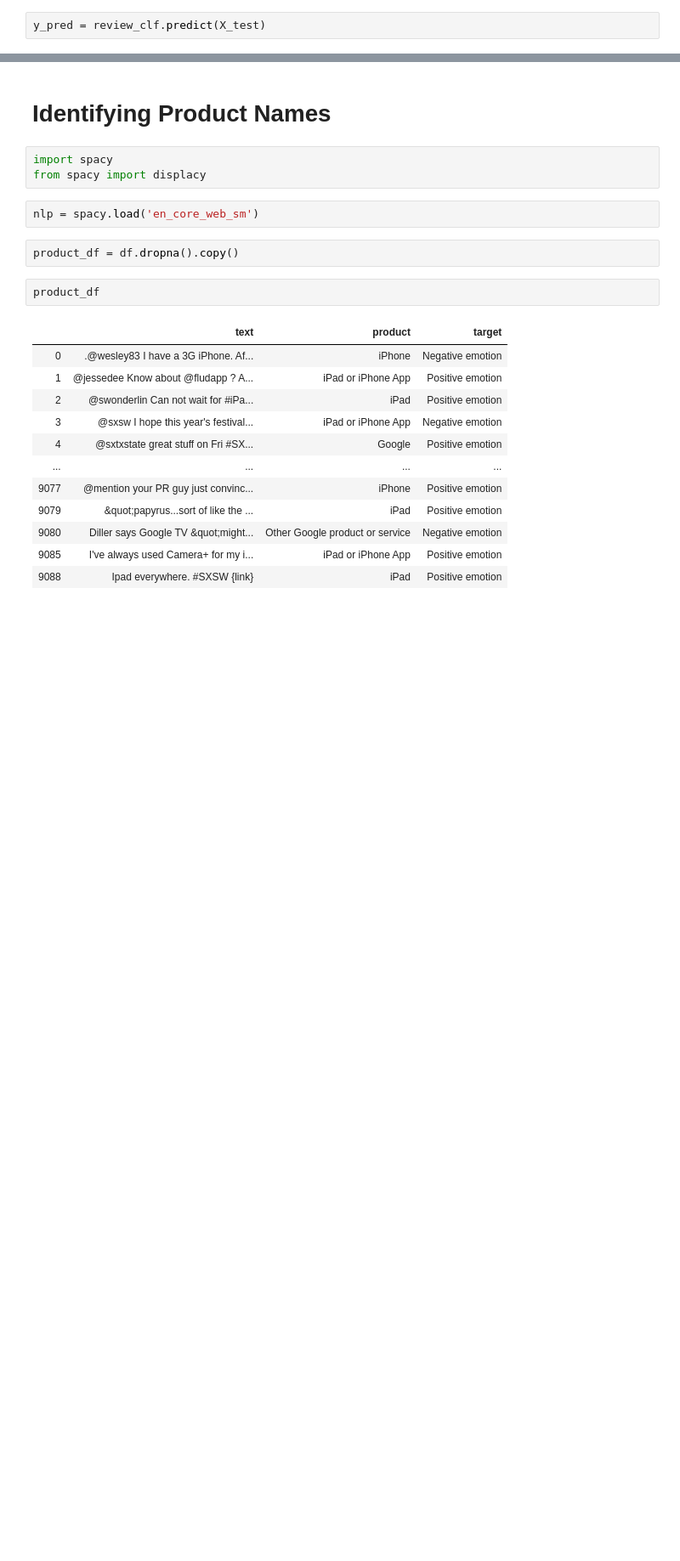
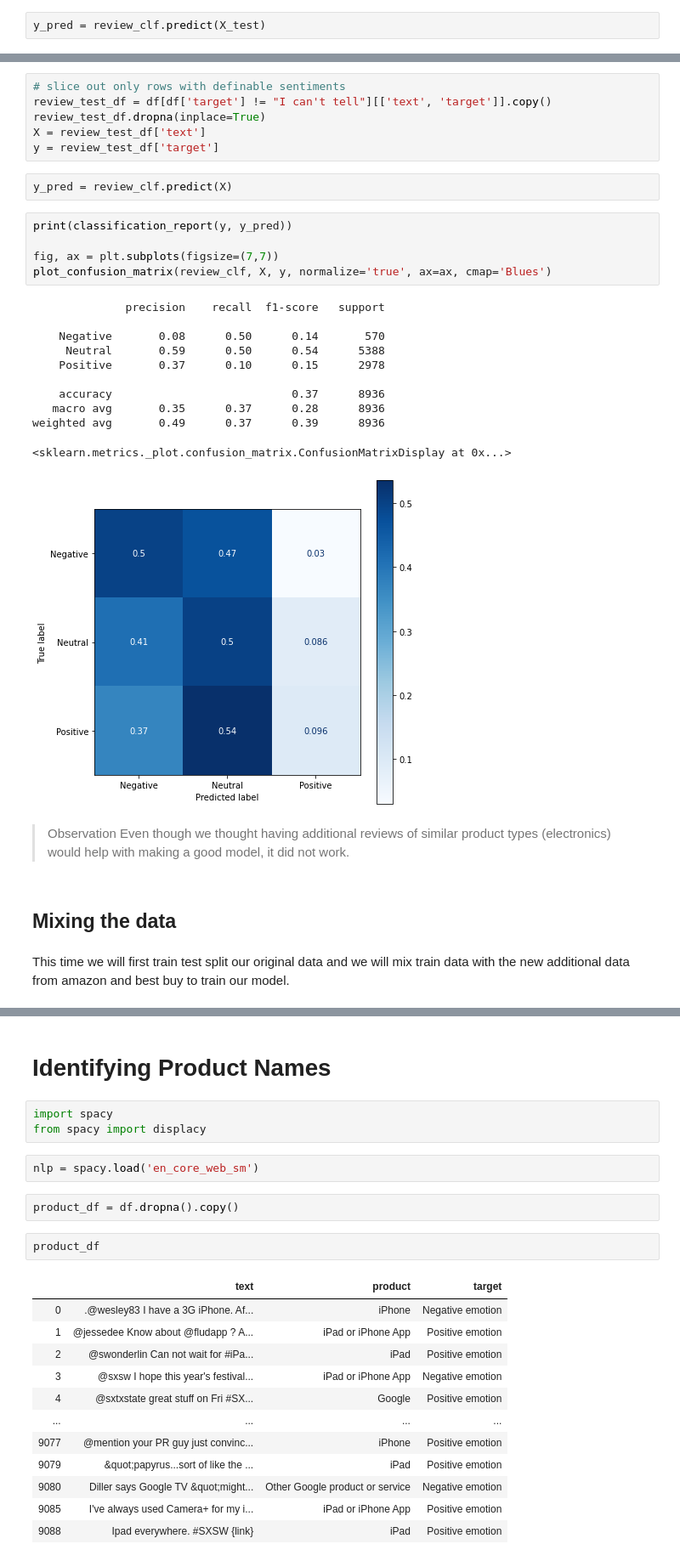
Before and after one commit to singsang2/dsc-mod-4-project-v2-1-onl01-dtsc-ft-070620, a Jupyter notebook: Tweet_sentiment_analysis.ipynb, the cells around one changed output, grey strips where cells are left out. Shown at 85% size. Cells and saved outputs as stored; diff of their text form; blank space fills up the shorter version.

```diff
--- a/Tweet_sentiment_analysis.ipynb
+++ b/Tweet_sentiment_analysis.ipynb
@@ -1852,0 +1671,32 @@ weighted avg       0.47      0.33      0.17      8936
+# %%
+# slice out only rows with definable sentiments
+review_test_df = df[df['target'] != "I can't tell"][['text', 'target']].copy()
+review_test_df.dropna(inplace=True)
+X = review_test_df['text']
+y = review_test_df['target']
+# %%
+y_pred = review_clf.predict(X)
+# %%
+print(classification_report(y, y_pred))
+
+fig, ax = plt.subplots(figsize=(7,7))
+plot_confusion_matrix(review_clf, X, y, normalize='true', ax=ax, cmap='Blues')
+# %% [output]
+              precision    recall  f1-score   support
+
+    Negative       0.08      0.50      0.14       570
+     Neutral       0.59      0.50      0.54      5388
+    Positive       0.37      0.10      0.15      2978
+
+    accuracy                           0.37      8936
+   macro avg       0.35      0.37      0.28      8936
+weighted avg       0.49      0.37      0.39      8936
+<sklearn.metrics._plot.confusion_matrix.ConfusionMatrixDisplay at 0x...>
+[figure, added]
+# %% [markdown]
+> Observation
+Even though we thought having additional reviews of similar product types (electronics) would help with making a good model, it did not work.
+# %% [markdown]
+## Mixing the data
+# %% [markdown]
+This time we will first train test split our original data and we will mix train data with the new additional data from amazon and best buy to train our model.
```
Also changed, not shown: parts of 75 cells of this notebook, 13 other files.
